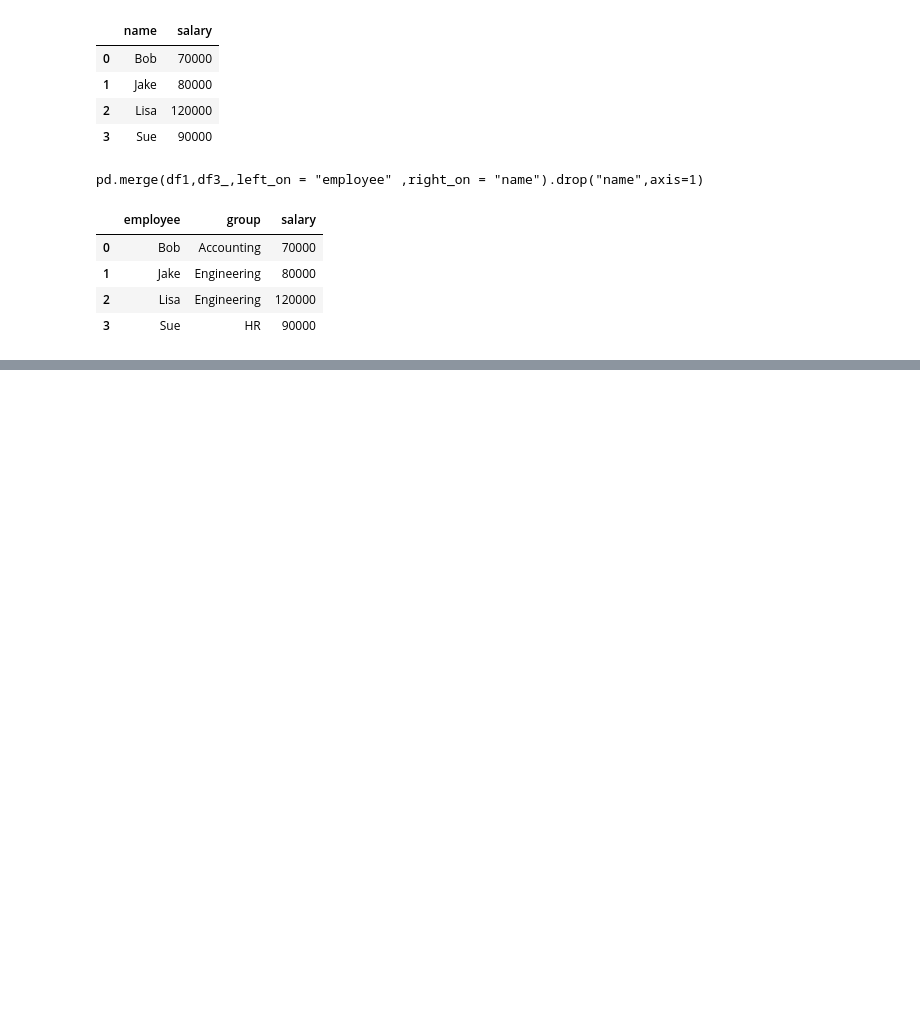
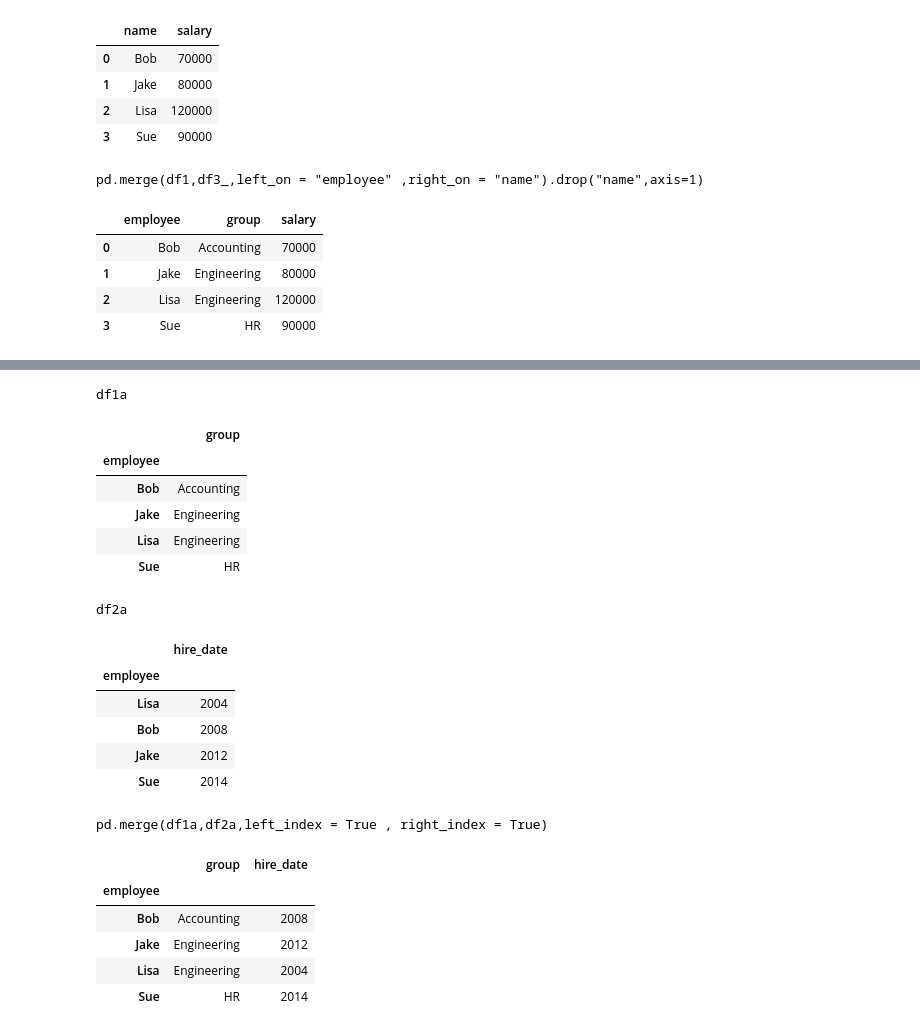
Before and after one commit to Venux09/Data_science_handbook_study, a Jupyter notebook: pandas-data_science_handbook/pandas_9.ipynb, the cells around one changed output, grey strips where cells are left out. Drawn from its saved outputs; the diff is of its cells as text; code cells hidden in the pictures; blank space fills up the shorter version.

```diff
--- a/pandas-data_science_handbook/pandas_9.ipynb
+++ b/pandas-data_science_handbook/pandas_9.ipynb
@@ -214,0 +250,25 @@ df1a = d
+# %%
+#index based merging not on the basis of the columns or rows but just on the basis of the index that we get provided not provided we have made it ourself
+display('df1a','df2a','pd.merge(df1a,df2a,left_index = True , right_index = True)')
+# %% [output]
+df1a
+|  | group |
+| employee |  |
+| Bob | Accounting |
+| Jake | Engineering |
+| Lisa | Engineering |
+| Sue | HR |
+df2a
+|  | hire_date |
+| employee |  |
+| Lisa | 2004 |
+| Bob | 2008 |
+| Jake | 2012 |
+| Sue | 2014 |
+pd.merge(df1a,df2a,left_index = True , right_index = True)
+|  | group | hire_date |
+| employee |  |  |
+| Bob | Accounting | 2008 |
+| Jake | Engineering | 2012 |
+| Lisa | Engineering | 2004 |
+| Sue | HR | 2014 |
```
Also changed, not shown: parts of 19 cells of this notebook, 2 other files.
